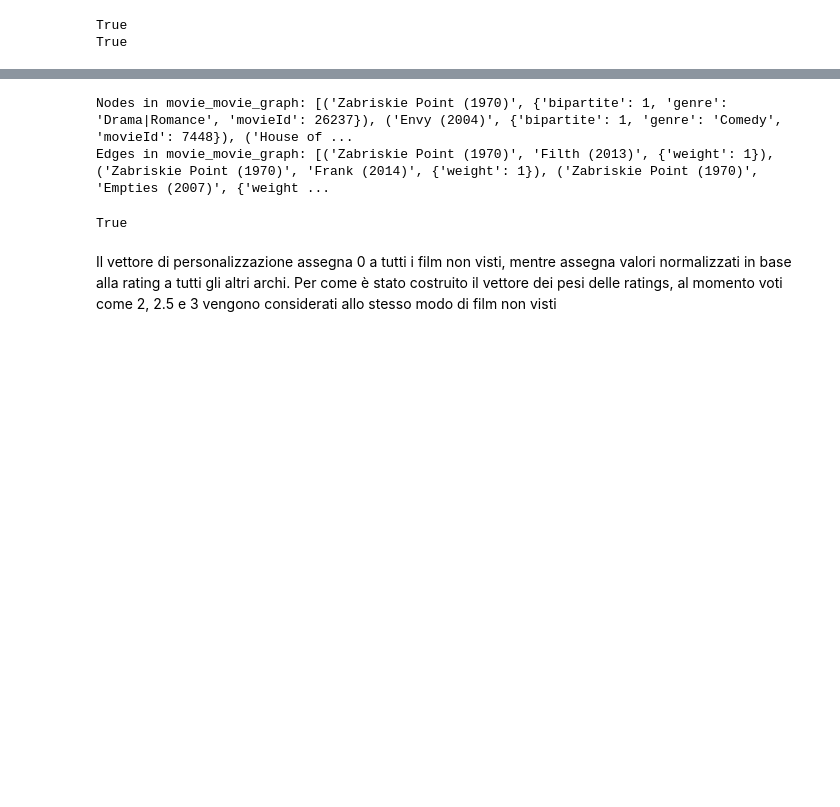
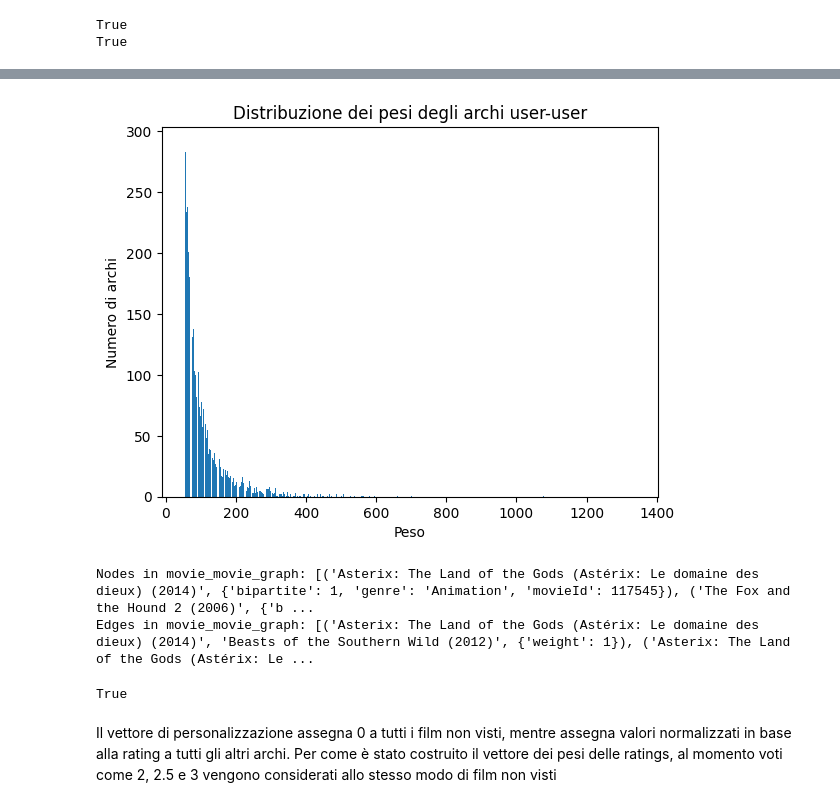
Before and after one commit to nicolacucina/DIABD, a Jupyter notebook: link-Prediction/test_with_linkpred_noSparkV2.ipynb, the cells around one changed output, grey strips where cells are left out. Drawn from its saved outputs; the diff is of its cells as text; code cells hidden in the pictures; blank space fills up the shorter version.

Commit message:
updated test_with_linkpred_noSparkV2 (with plots for scores)

```diff
--- a/link-Prediction/test_with_linkpred_noSparkV2.ipynb
+++ b/link-Prediction/test_with_linkpred_noSparkV2.ipynb
@@ -1,11 +1,13 @@
 # %%
 import pandas as pd
+import numpy as np
+import networkx as nx
 
 # Open ratings.csv file
-ratings = pd.read_csv('../ml-latest-small/ml-latest-small/ratings.csv')
+ratings = pd.read_csv('ratings.csv')
 # %%
 # Open movies.csv file
-movies = pd.read_csv("../ml-latest-small/ml-latest-small/movies.csv")
+movies = pd.read_csv("movies.csv")
 # %%
 # Merge ratings and movies
 user_movie_matrix = pd.merge(ratings, movies, on="movieId")
@@ -85,8 +87,8 @@ print(nx.is_connected(user_movie_graph))
 True
 True
 # %%
-# user_user_graph = nx.bipartite.weighted_projected_graph(user_movie_graph, users)
-# print(f"Nodes in the user-user graph: {list(user_user_graph.nodes(data=True))[:10]}")
-# print(f"Edges in the user-user graph: {list(user_user_graph.edges(data=True))[:10]}")
-# print(len(user_user_graph.nodes()))
-# print(len(user_user_graph.edges()))
+user_user_graph = nx.bipartite.weighted_projected_graph(user_movie_graph, users)
+print(f"Nodes in the user-user graph: {list(user_user_graph.nodes(data=True))[:10]}")
+print(f"Edges in the user-user graph: {list(user_user_graph.edges(data=True))[:10]}")
+print(len(user_user_graph.nodes()))
+print(len(user_user_graph.edges()))
@@ -93,11 +166,27 @@ True
+# %%
+#bar plot di questi valori dei pesi
+import matplotlib.pyplot as plt
+
+filtered_weight_dict = {}
+for k,v in weight_dict.items():
+    if v < 300:
+      filtered_weight_dict[k] = v
+
+plt.bar(filtered_weight_dict.keys(), filtered_weight_dict.values())
+plt.xlabel('Peso')
+plt.ylabel('Numero di archi')
+plt.title('Distribuzione dei pesi degli archi user-user')
+plt.show()
+# %% [output]
+[figure, added]
 # %%
 # Project the graph using weights
 movie_movie_graph = nx.bipartite.weighted_projected_graph(user_movie_graph, movies)
 print(f"Nodes in movie_movie_graph: {list(movie_movie_graph.nodes(data=True))[:10]}")
 print(f"Edges in movie_movie_graph: {list(movie_movie_graph.edges(data=True))[:10]}")
 # %% [output]
-Nodes in movie_movie_graph: [('Zabriskie Point (1970)', {'bipartite': 1, 'genre': 'Drama|Romance', 'movieId': 26237}), ('Envy (2004)', {'bipartite': 1, 'genre': 'Comedy', 'movieId': 7448}), ('House of ...
-Edges in movie_movie_graph: [('Zabriskie Point (1970)', 'Filth (2013)', {'weight': 1}), ('Zabriskie Point (1970)', 'Frank (2014)', {'weight': 1}), ('Zabriskie Point (1970)', 'Empties (2007)', {'weight ...
+Nodes in movie_movie_graph: [('Asterix: The Land of the Gods (Astérix: Le domaine des dieux) (2014)', {'bipartite': 1, 'genre': 'Animation', 'movieId': 117545}), ('The Fox and the Hound 2 (2006)', {'b ...
+Edges in movie_movie_graph: [('Asterix: The Land of the Gods (Astérix: Le domaine des dieux) (2014)', 'Beasts of the Southern Wild (2012)', {'weight': 1}), ('Asterix: The Land of the Gods (Astérix: Le ...
 # %%
 print(nx.is_connected(movie_movie_graph))
 # %% [output]
```
Also changed, not shown: parts of 47 cells of this notebook.
